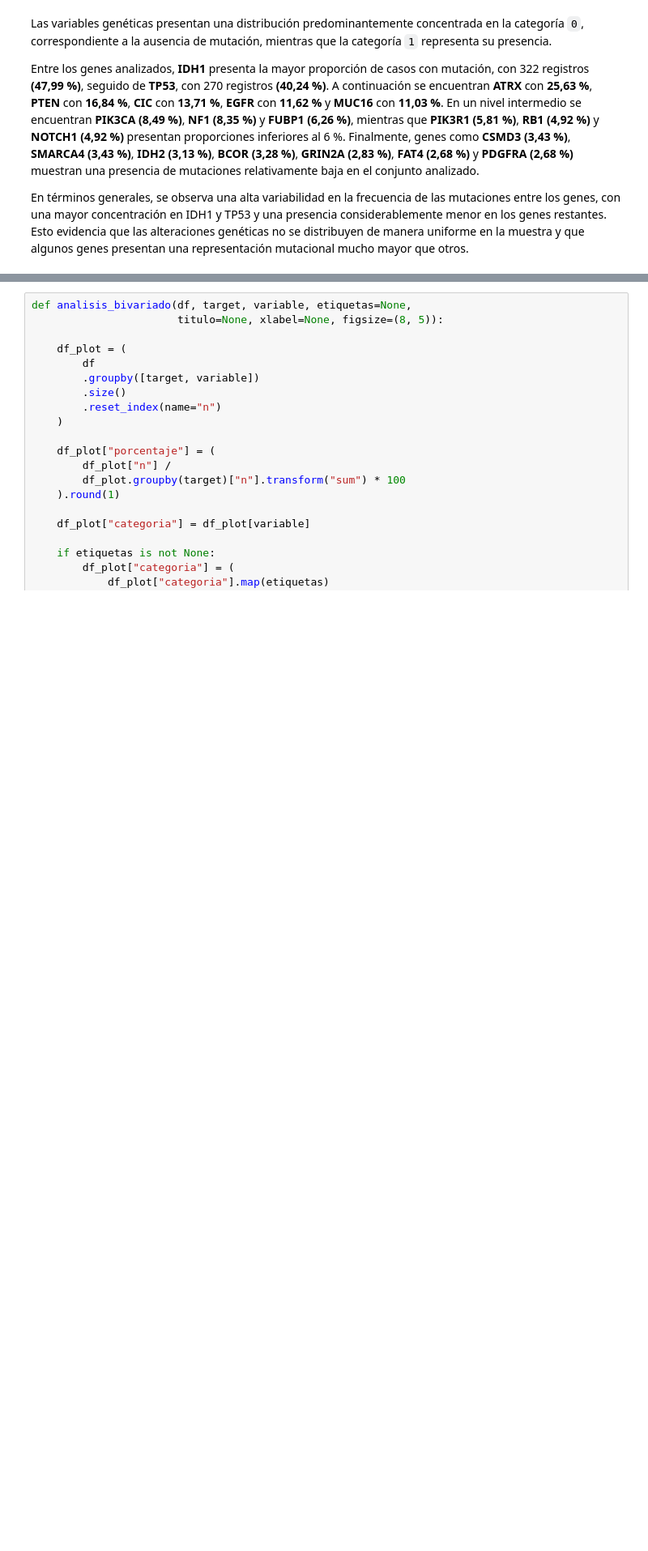
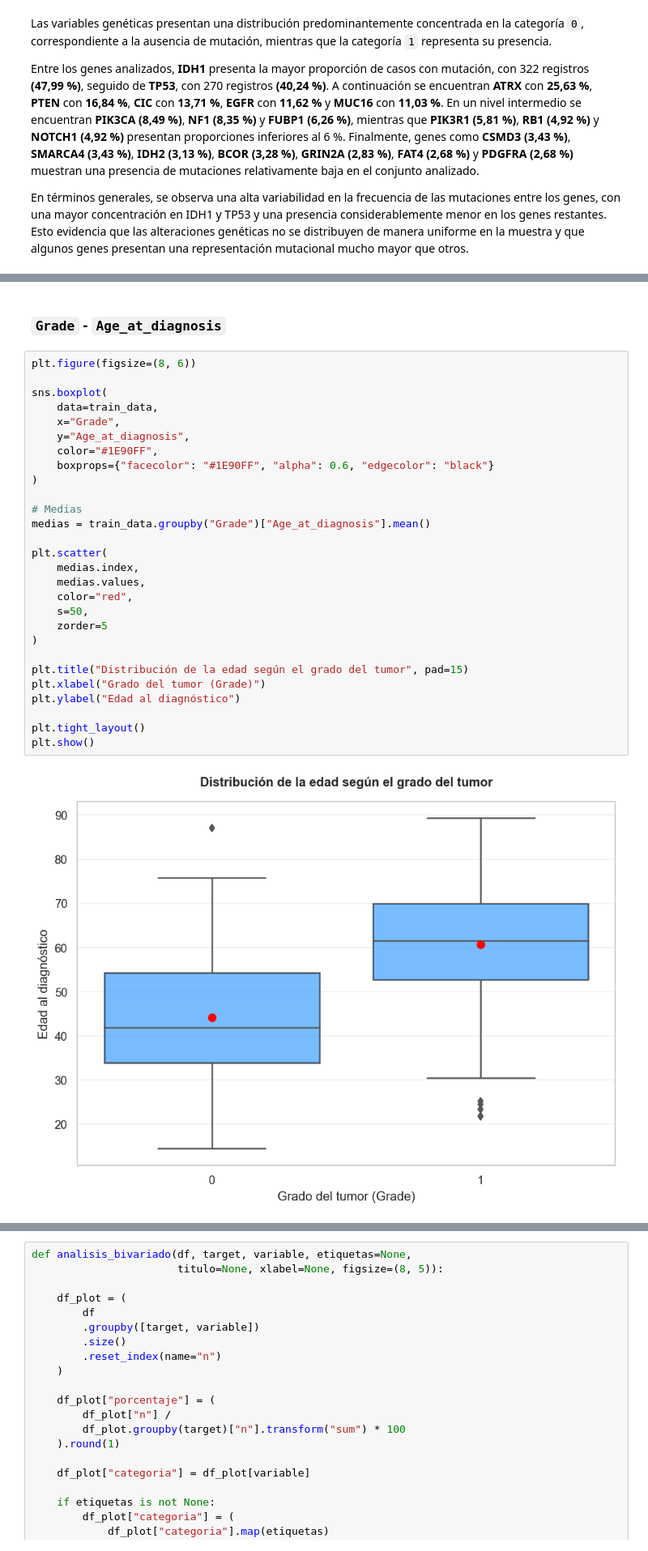
Before and after one commit to Alej0126/Jbook_dataviz, a Jupyter notebook: docs/_build/jupyter_execute/notebooks.ipynb, the cells around one changed output, grey strips where cells are left out. Shown at 81% size. Drawn from its saved outputs; the diff is of its cells as text; blank space fills up the shorter version.

```diff
--- a/docs/_build/jupyter_execute/notebooks.ipynb
+++ b/docs/_build/jupyter_execute/notebooks.ipynb
@@ -676,0 +692,32 @@ En esta sección se analiza la relación entre las variables categóricas indepe
+# %% [markdown]
+### `Grade` - `Age_at_diagnosis`
+# %%
+plt.figure(figsize=(8, 6))
+
+sns.boxplot(
+    data=train_data,
+    x="Grade",
+    y="Age_at_diagnosis",
+    color="#1E90FF",
+    boxprops={"facecolor": "#1E90FF", "alpha": 0.6, "edgecolor": "black"}
+)
+
+# Medias
+medias = train_data.groupby("Grade")["Age_at_diagnosis"].mean()
+
+plt.scatter(
+    medias.index,
+    medias.values,
+    color="red",
+    s=50,
+    zorder=5
+)
+
+plt.title("Distribución de la edad según el grado del tumor", pad=15)
+plt.xlabel("Grado del tumor (Grade)")
+plt.ylabel("Edad al diagnóstico")
+
+plt.tight_layout()
+plt.show()
+# %% [output]
+[figure, added]
```
Also changed, not shown: parts of 11 cells of this notebook, 7 other files.
